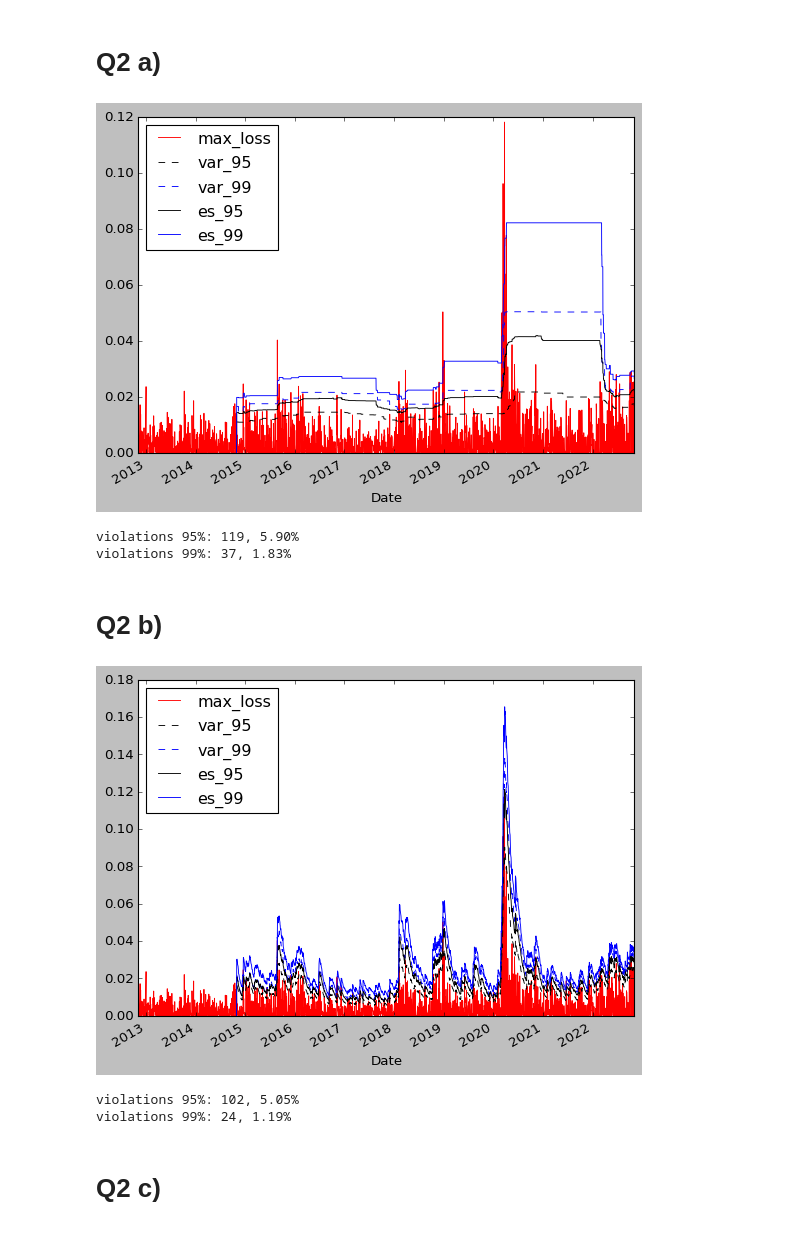
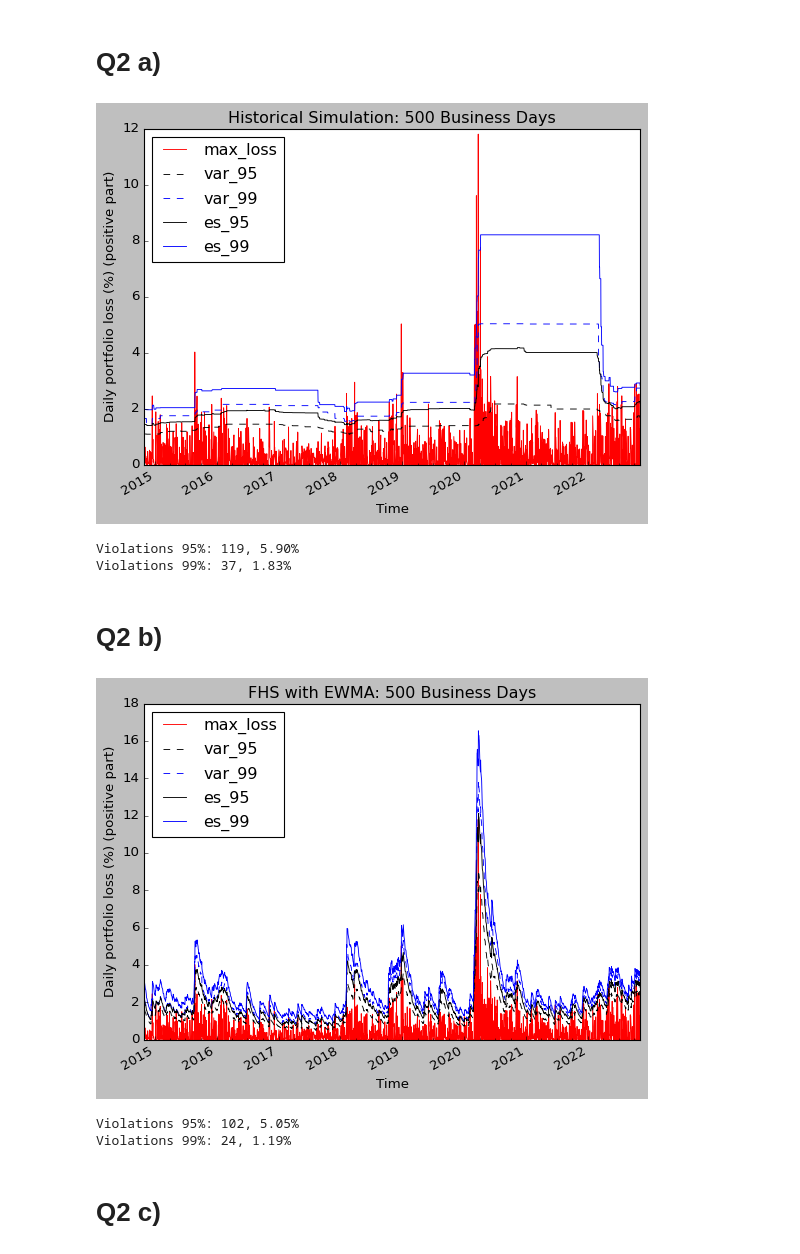
Before and after one commit to georgec123/qrm, a Jupyter notebook: q2.ipynb, the cells around one changed output. Drawn from its saved outputs; the diff is of its cells as text; code cells hidden in the pictures.

Commit message:
plot formatting

```diff
--- a/q2.ipynb
+++ b/q2.ipynb
@@ -14,7 +15,7 @@ def get_q2_data():
     df.sort_values(by='Date', ascending=True)
     df.set_index('Date')
     df['logreturn'] = np.log(1 + df['DOG'].pct_change())
-    df['loss'] = -1*df['logreturn']
+    df['loss'] = -100*df['logreturn']
     df['max_loss'] = df['loss'].apply(lambda x: np.max([x,0]))
     return df.set_index('Date')
 # %%
@@ -48,18 +49,31 @@ def es_n(loss: np.ndarray, var: float):
         return 0
     return loss[breach_mask].sum() / breach_mask.sum()
 
-def print_viols_and_plot(data: pd.DataFrame):
+def print_viols_and_plot(df: pd.DataFrame, title: str):
     """
     Print summary of data including: 99 VaR violations, 95 VaR violations, and VaR/ES plot
     """
-    data[['max_loss','var_95','var_99','es_95','es_99']].plot(style=['r','k--','b--','k-','b-'], lw=0.8); plt.show()
+    data = df.copy()
+    data.dropna(inplace=True)
+    ax = data[['max_loss','var_95','var_99','es_95','es_99']].plot(style=['r','k--','b--','k-','b-'], lw=0.8)
+    ax.set_ylabel("Daily portfolio loss (%) (positive part)")
+    ax.set_xlabel("Time")
+
+    months = mdates.MonthLocator((1,4,7,10))
+    ax.xaxis.set_minor_locator(months)
+    ax.xaxis.tick_bottom()
+    ax.yaxis.tick_left()
+
+    ax.set_title(title)
+    ax.legend(loc='upper left')
+    plt.show()
 
     num_days = (~data['var_95'].isna()).sum()
     viols_95 = (data['loss']>data['var_95']).sum()
     viols_99 = (data['loss']>data['var_99']).sum()
 
-    print(f"violations 95%: {viols_95}, {100*viols_95/num_days:.2f}%")
-    print(f"violations 99%: {viols_99}, {100*viols_99/num_days:.2f}%")
+    print(f"Violations 95%: {viols_95}, {100*viols_95/num_days:.2f}%")
+    print(f"Violations 99%: {viols_99}, {100*viols_99/num_days:.2f}%")
 # %%
 mean = 'constant'
 rescale = False
@@ -105,46 +119,46 @@ df['es_95'] = rolling_apply(es, 501, df['loss'].values, df['var_95'].values)
 df['es_99'] = rolling_apply(es, 501, df['loss'].values, df['var_99'].values)
 df_a = df.copy()
 
-print_viols_and_plot(df_a)
+print_viols_and_plot(df_a, title='Historical Simulation: 500 Business Days')
 # %% [output]
-[figure, old version]
+[figure, new version]
-violations 95%: 119, 5.90%
-violations 99%: 37, 1.83%
+Violations 95%: 119, 5.90%
+Violations 99%: 37, 1.83%
 # %% [markdown]
 # Q2 b)
 # %%
 df = get_q2_data()
 
 df['std_forc'] = 0
 
 alpha = 0.06
 for i in range(2, len(df)):
     df.iloc[i, 4] = np.sqrt(alpha*(df.iloc[i-1,2]**2) + (1-alpha)*(df.iloc[i-1,4]**2))
 
 
 df['z_t'] = df['loss']/df['std_forc']
 df.replace([np.inf, -np.inf], 0, inplace=True)
 
 # shift 1 as quartile needs the n previous
 df['q_95'] = df['z_t'].rolling(500).apply(lambda x: np.quantile(x,0.95)).shift(1)
 df['q_99'] = df['z_t'].rolling(500).apply(lambda x: np.quantile(x,0.99)).shift(1)
 
 df['es_95_z_t'] = rolling_apply(es, 501, df['z_t'].values, df['q_95'].values)
 df['es_99_z_t'] = rolling_apply(es, 501, df['z_t'].values, df['q_99'].values)
 
 
 
 df['var_95'] = df['q_95']*df['std_forc']
 df['var_99'] = df['q_99']*df['std_forc']
 df['es_95'] = df['std_forc']*df['es_95_z_t']
 df['es_99'] = df['std_forc']*df['es_99_z_t']
 
 df_b = df.copy()
-print_viols_and_plot(df_b)
+print_viols_and_plot(df_b, title="FHS with EWMA: 500 Business Days")
 # %% [output]
-[figure, old version]
+[figure, new version]
-violations 95%: 102, 5.05%
-violations 99%: 24, 1.19%
+Violations 95%: 102, 5.05%
+Violations 99%: 24, 1.19%
 # %% [markdown]
 # Q2 c)
 # %%
```
Also changed, not shown: parts of 6 cells of this notebook, 1 other file.
